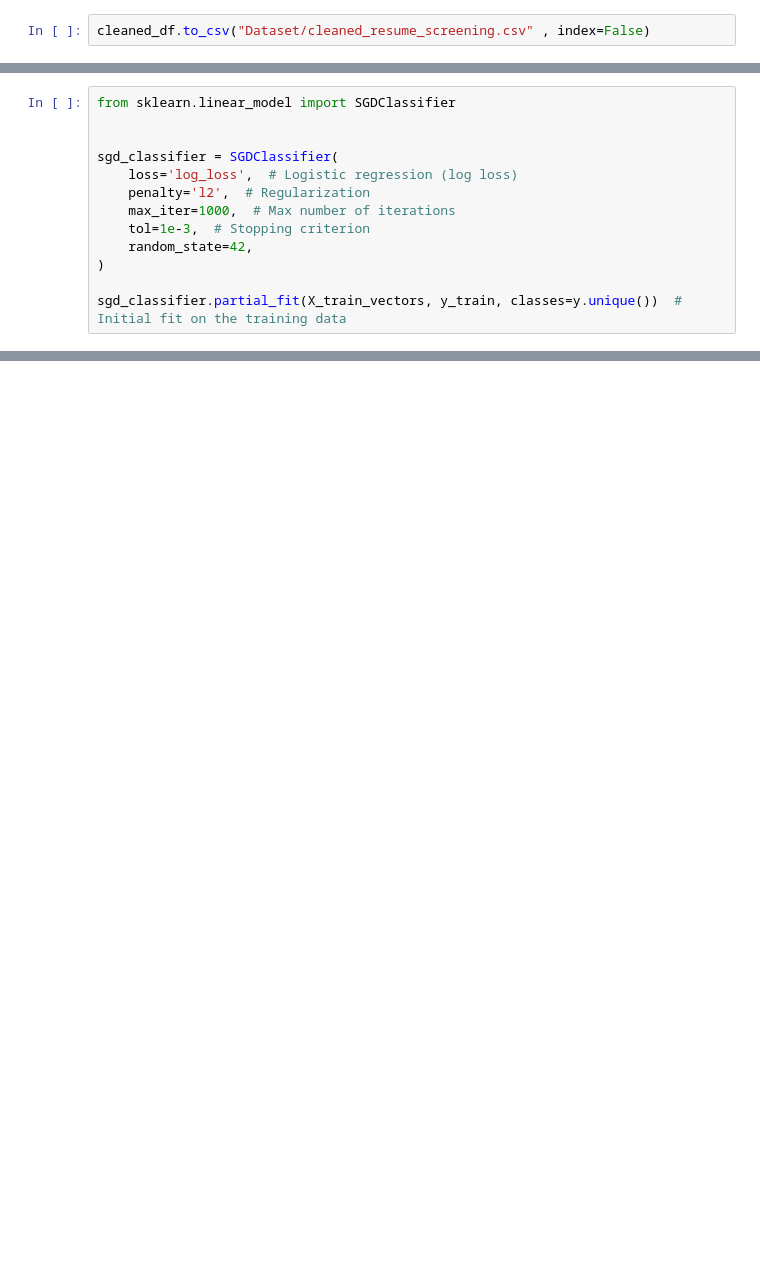
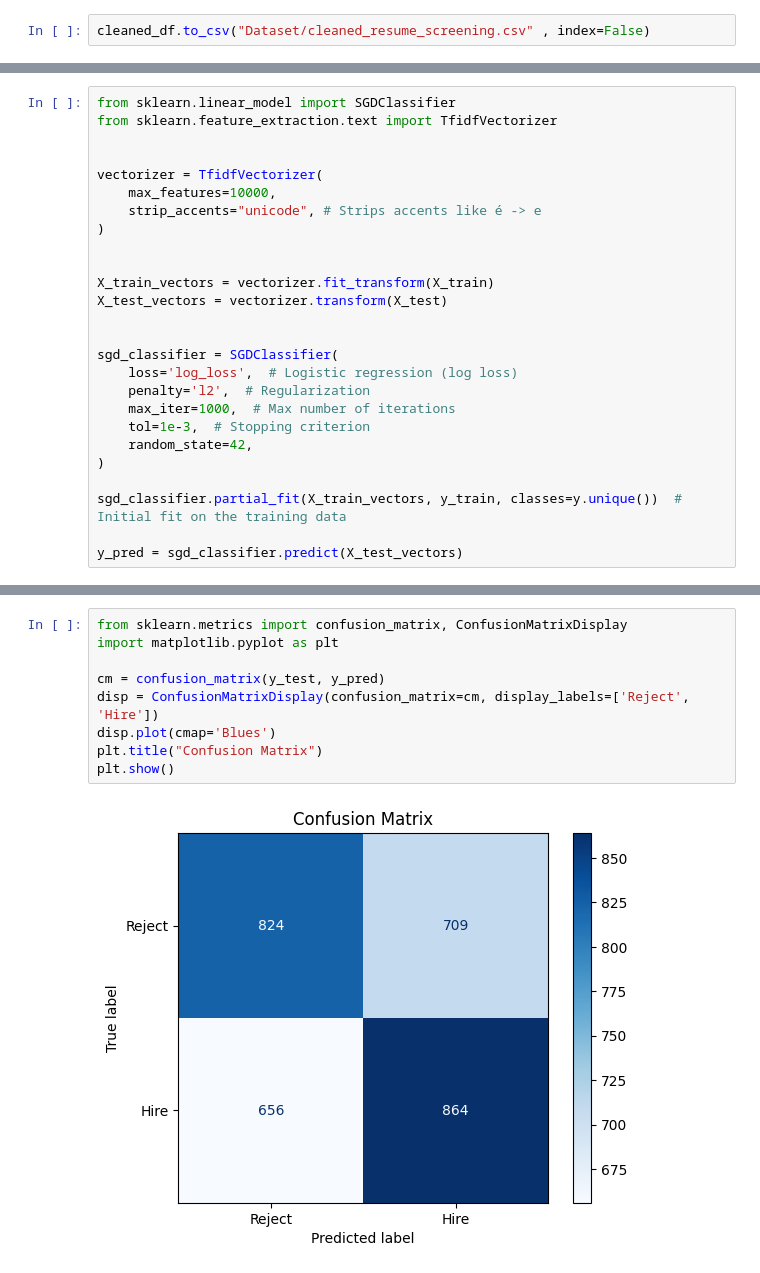
Before and after one commit to sanyamkarnavat1111-hub/Recruitment_AI_assitant, a Jupyter notebook: Screening-AI/train_model.ipynb, the cells around one changed output, grey strips where cells are left out. Saved outputs shown, nothing was run; the diff lists cells and outputs as text; blank space fills up the shorter version.

```diff
--- a/Screening-AI/train_model.ipynb
+++ b/Screening-AI/train_model.ipynb
@@ -190,5 +204,16 @@ X_test_vectors = vectorizer.transform(X_test)
 # %%
 from sklearn.linear_model import SGDClassifier
+from sklearn.feature_extraction.text import TfidfVectorizer
+
+
+vectorizer = TfidfVectorizer(
+    max_features=10000,
+    strip_accents="unicode", # Strips accents like é -> e
+)
+
+
+X_train_vectors = vectorizer.fit_transform(X_train)
+X_test_vectors = vectorizer.transform(X_test)
 
 
 sgd_classifier = SGDClassifier(
@@ -200,3 +225,5 @@ sgd_classifier = SGDClassifier(
 )
 
 sgd_classifier.partial_fit(X_train_vectors, y_train, classes=y.unique())  # Initial fit on the training data
+
+y_pred = sgd_classifier.predict(X_test_vectors)
@@ -204,0 +246,11 @@ ValueError: Found input variables with inconsistent numbers of samples: [2, 7121
+# %%
+from sklearn.metrics import confusion_matrix, ConfusionMatrixDisplay
+import matplotlib.pyplot as plt
+
+cm = confusion_matrix(y_test, y_pred)
+disp = ConfusionMatrixDisplay(confusion_matrix=cm, display_labels=['Reject', 'Hire'])
+disp.plot(cmap='Blues')
+plt.title("Confusion Matrix")
+plt.show()
+# %% [output]
+[figure, added]
```
Also changed, not shown: parts of 16 cells of this notebook, 10 other files.
